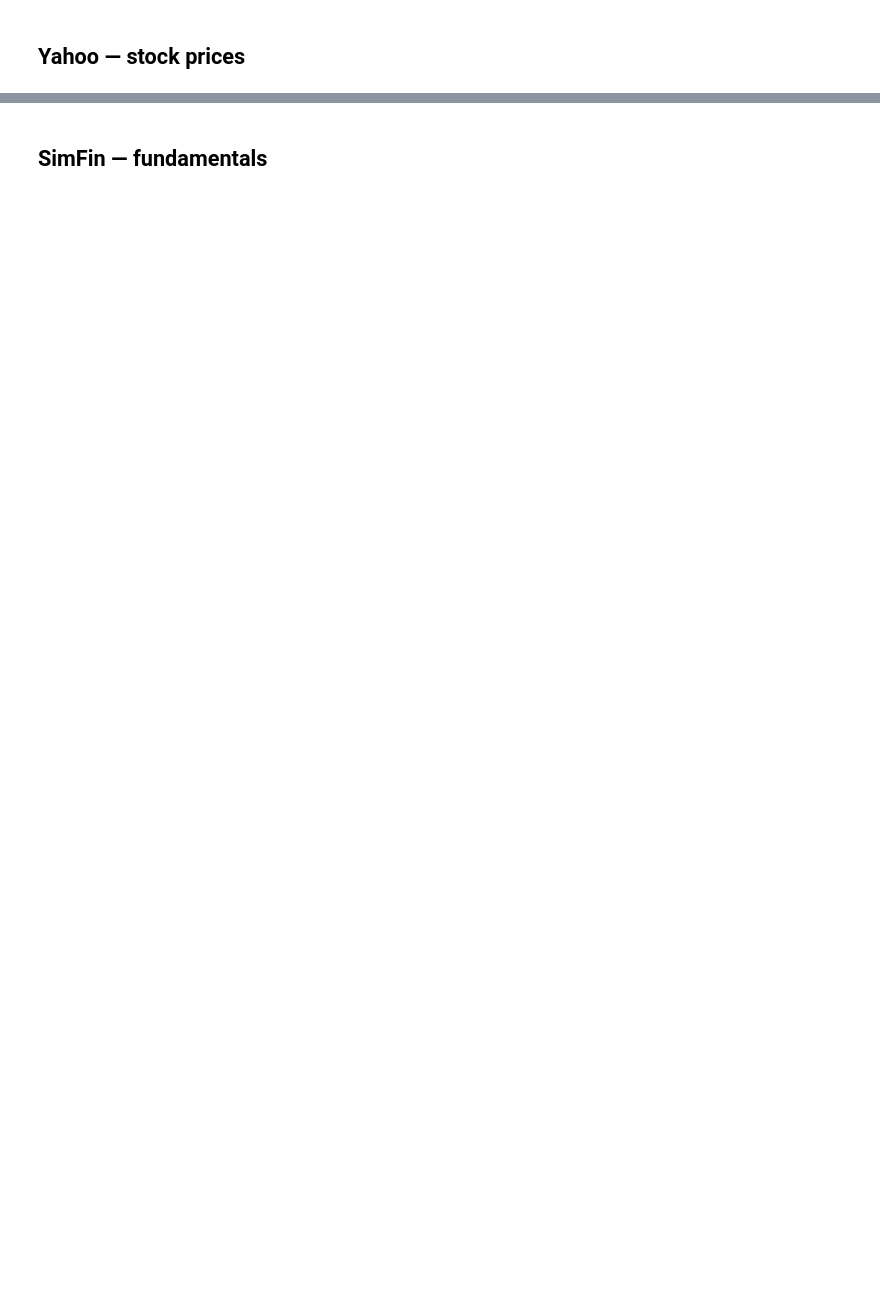
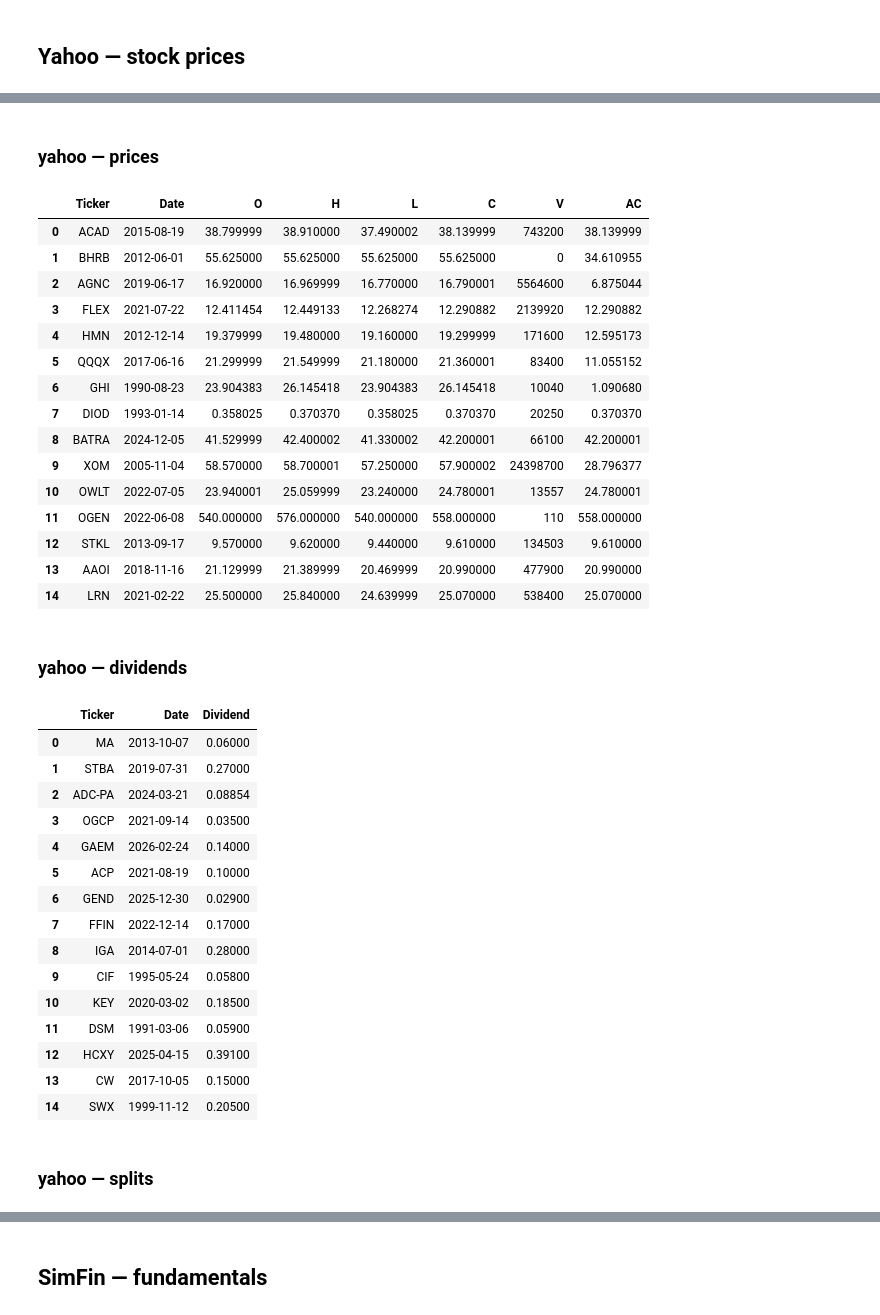
Before and after one commit to marcdumon/investalyze, a Jupyter notebook: notebooks/1_explore_db.ipynb, the cells around one changed output, grey strips where cells are left out. Saved outputs shown, nothing was run; the diff lists cells and outputs as text; code cells hidden in the pictures; blank space fills up the shorter version.

```diff
--- a/notebooks/1_explore_db.ipynb
+++ b/notebooks/1_explore_db.ipynb
@@ -48,0 +6,6 @@ def show(provider):
+# %%
+%load_ext autoreload
+%autoreload 2
+from helpers import connect_readonly, show_provider_samples
+
+con = connect_readonly()
@@ -126,0 +39,38 @@ splits
+# %%
+show_provider_samples(con, 'yahoo')
+# %% [output]
+### yahoo — prices
+|  | Ticker | Date | O | H | L | C | V | AC |
+| 0 | ACAD | 2015-08-19 | 38.799999 | 38.910000 | 37.490002 | 38.139999 | 743200 | 38.139999 |
+| 1 | BHRB | 2012-06-01 | 55.625000 | 55.625000 | 55.625000 | 55.625000 | 0 | 34.610955 |
+| 2 | AGNC | 2019-06-17 | 16.920000 | 16.969999 | 16.770000 | 16.790001 | 5564600 | 6.875044 |
+| 3 | FLEX | 2021-07-22 | 12.411454 | 12.449133 | 12.268274 | 12.290882 | 2139920 | 12.290882 |
+| 4 | HMN | 2012-12-14 | 19.379999 | 19.480000 | 19.160000 | 19.299999 | 171600 | 12.595173 |
+| 5 | QQQX | 2017-06-16 | 21.299999 | 21.549999 | 21.180000 | 21.360001 | 83400 | 11.055152 |
+| 6 | GHI | 1990-08-23 | 23.904383 | 26.145418 | 23.904383 | 26.145418 | 10040 | 1.090680 |
+| 7 | DIOD | 1993-01-14 | 0.358025 | 0.370370 | 0.358025 | 0.370370 | 20250 | 0.370370 |
+| 8 | BATRA | 2024-12-05 | 41.529999 | 42.400002 | 41.330002 | 42.200001 | 66100 | 42.200001 |
+| 9 | XOM | 2005-11-04 | 58.570000 | 58.700001 | 57.250000 | 57.900002 | 24398700 | 28.796377 |
+| 10 | OWLT | 2022-07-05 | 23.940001 | 25.059999 | 23.240000 | 24.780001 | 13557 | 24.780001 |
+| 11 | OGEN | 2022-06-08 | 540.000000 | 576.000000 | 540.000000 | 558.000000 | 110 | 558.000000 |
+| 12 | STKL | 2013-09-17 | 9.570000 | 9.620000 | 9.440000 | 9.610000 | 134503 | 9.610000 |
+| 13 | AAOI | 2018-11-16 | 21.129999 | 21.389999 | 20.469999 | 20.990000 | 477900 | 20.990000 |
+| 14 | LRN | 2021-02-22 | 25.500000 | 25.840000 | 24.639999 | 25.070000 | 538400 | 25.070000 |
+### yahoo — dividends
+|  | Ticker | Date | Dividend |
+| 0 | MA | 2013-10-07 | 0.06000 |
+| 1 | STBA | 2019-07-31 | 0.27000 |
+| 2 | ADC-PA | 2024-03-21 | 0.08854 |
+| 3 | OGCP | 2021-09-14 | 0.03500 |
+| 4 | GAEM | 2026-02-24 | 0.14000 |
+| 5 | ACP | 2021-08-19 | 0.10000 |
+| 6 | GEND | 2025-12-30 | 0.02900 |
+| 7 | FFIN | 2022-12-14 | 0.17000 |
+| 8 | IGA | 2014-07-01 | 0.28000 |
+| 9 | CIF | 1995-05-24 | 0.05800 |
+| 10 | KEY | 2020-03-02 | 0.18500 |
+| 11 | DSM | 1991-03-06 | 0.05900 |
+| 12 | HCXY | 2025-04-15 | 0.39100 |
+| 13 | CW | 2017-10-05 | 0.15000 |
+| 14 | SWX | 1999-11-12 | 0.20500 |
+### yahoo — splits
```
Also changed, not shown: parts of 9 cells of this notebook, 2 other files.
